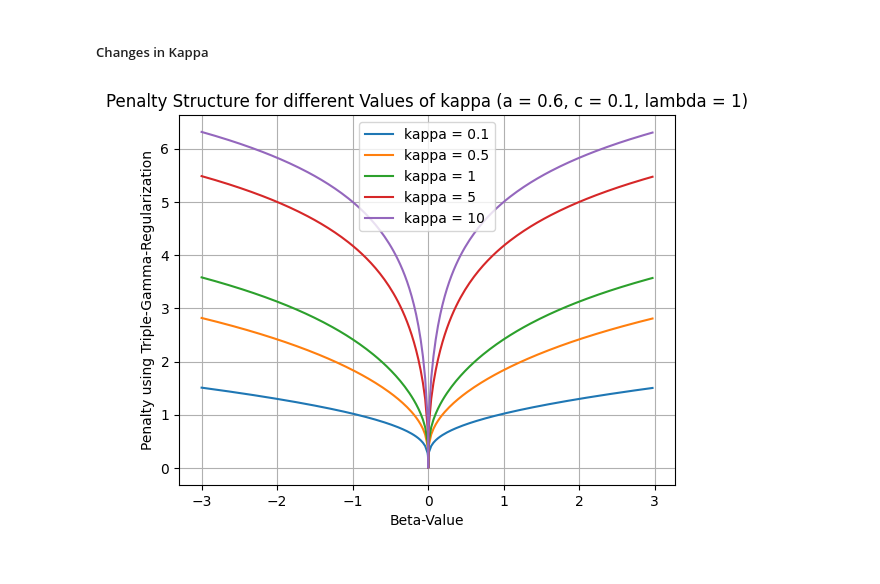
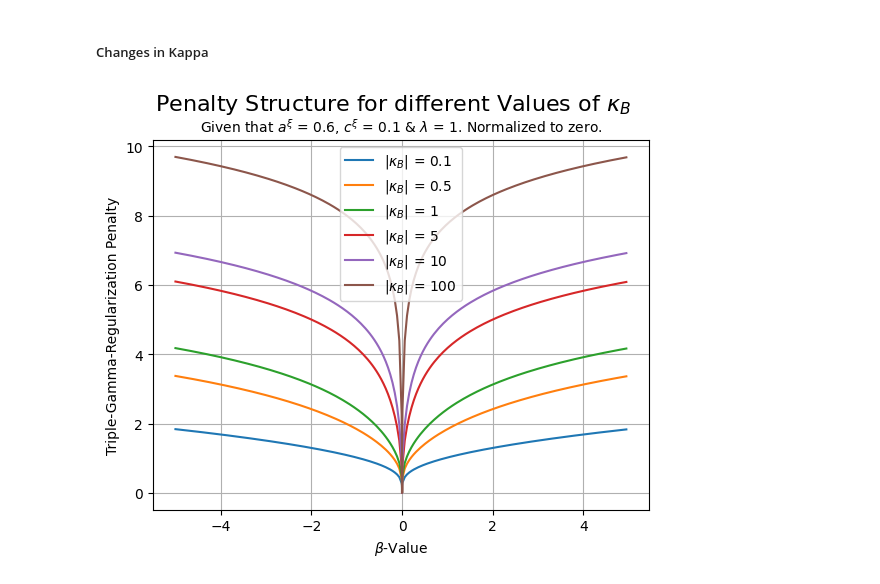
Before and after one commit to therealLucasPaul/MScThesis_Econ, a Jupyter notebook: 02_simulation/descriptive_grahps.ipynb, the cells around one changed output. Drawn from its saved outputs; the diff is of its cells as text; code cells hidden in the pictures.

```diff
--- a/02_simulation/descriptive_grahps.ipynb
+++ b/02_simulation/descriptive_grahps.ipynb
@@ -14,9 +14,9 @@ import matplotlib.pyplot as plt
 num_points_outside = 100
 num_points_aroundzero = 200
 
-x_outside_neg = np.linspace(-10, -0.01, num_points_outside, endpoint=False)
+x_outside_neg = np.linspace(-5, -0.01, num_points_outside, endpoint=False)
 x_aroundzero = np.linspace(-0.01, 0.01, num_points_aroundzero, endpoint=False)
-x_outside_pos = np.linspace(0.01, 10, num_points_outside, endpoint=False)
+x_outside_pos = np.linspace(0.01, 5, num_points_outside, endpoint=False)
 
 x_values = np.concatenate((x_outside_neg, x_aroundzero, x_outside_pos))
 # %%
@@ -122,0 +127,27 @@ plt.show()
+# %%
+### Structure of the Penalty for different values in c - Part 2
+# Set the some values for c (Given that c > 0) and the remaining parameters
+c_values = [0.00001, 0.0001, 0.001, 0.01, 0.1]
+#c_values = [35]
+a = 1
+kappa = 2
+lamda = 1
+
+# Plot the function log(-U(.,.,.)) for each value of c
+for c in c_values:
+    y_values = list()
+    for x in x_values:
+        phi = (2*c)/((kappa**2)*a)
+        y_value = lamda*(-1)*hyperu.log_hyperu(torch.tensor([[c+0.5]]),torch.tensor([[1.5-a]]),(torch.tensor([[x]])**2)/(2*phi))+hyperu.log_hyperu(torch.tensor([[c+0.5]]),torch.tensor([[1.5-a]]),torch.tensor([[0.0]]))
+        y_values.append(y_value.item())
+    plt.plot(x_values, y_values, label=f'$c^\\xi$ = {c}')
+
+# Add labels and title
+plt.xlabel('Beta-Value')
+plt.ylabel('Triple-Gamma-Regularization Penalty')
+plt.suptitle(f'Penalty Structure for different Values of $c^\\xi$', fontsize=16)
+plt.title(f'Given that $a^\\xi$ = {a}, $\\kappa_B$ = {kappa} & $\\lambda$ = {lamda}. Normalized to zero.', fontsize=10)
+plt.legend()
+plt.grid(True)
+plt.savefig("021_simulation_figures/TGPenalty_ChangeInC_Part2.png")
+plt.show()
@@ -125,27 +158,28 @@ plt.show()
 # %%
 ### Structure of the Penalty for different values in kappa
 # Set the some values for kappa (Given that kappa > 0) and the remaining parameters
-kappa_values = [0.1,0.5,1,5,10]
+kappa_values = [0.1,0.5,1,5,10,100]
 a = 0.6
 c = 0.1
 lamda = 1
 
 # Plot the function log(-U(.,.,.)) for each value of kappa
 for kappa in kappa_values:
     y_values = list()
     for x in x_values:
         phi = (2*c)/((kappa**2)*a)
         y_value = lamda*(-1)*hyperu.log_hyperu(torch.tensor([[c+0.5]]),torch.tensor([[1.5-a]]),(torch.tensor([[x]])**2)/(2*phi))+hyperu.log_hyperu(torch.tensor([[c+0.5]]),torch.tensor([[1.5-a]]),torch.tensor([[0.0]]))
         y_values.append(y_value.item())
-    plt.plot(x_values, y_values, label=f'kappa = {kappa}')
+    plt.plot(x_values, y_values, label=f'$|\\kappa_B|$ = {kappa}')
 
 # Add labels and title
-plt.xlabel('Beta-Value')
-plt.ylabel('Penalty using Triple-Gamma-Regularization')
-plt.title('Penalty Structure for different Values of kappa (a = 0.6, c = 0.1, lambda = 1)')
+plt.xlabel(f'$\\beta$-Value')
+plt.ylabel('Triple-Gamma-Regularization Penalty')
+plt.suptitle(f'Penalty Structure for different Values of $\\kappa_B$', fontsize=16)
+plt.title(f'Given that $a^\\xi$ = {a}, $c^\\xi$ = {c} & $\\lambda$ = {lamda}. Normalized to zero.', fontsize=10)
 plt.legend()
 plt.grid(True)
 plt.savefig("021_simulation_figures/TGPenalty_ChangeInKappa.png")
 plt.show()
 # %% [output]
-[figure, old version]
+[figure, new version]
```
Also changed, not shown: parts of 6 cells of this notebook, 24 other files.
